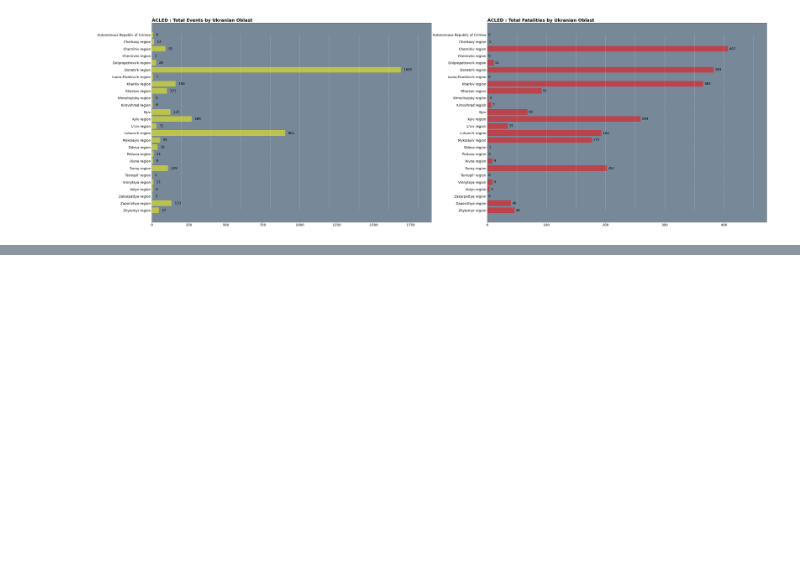
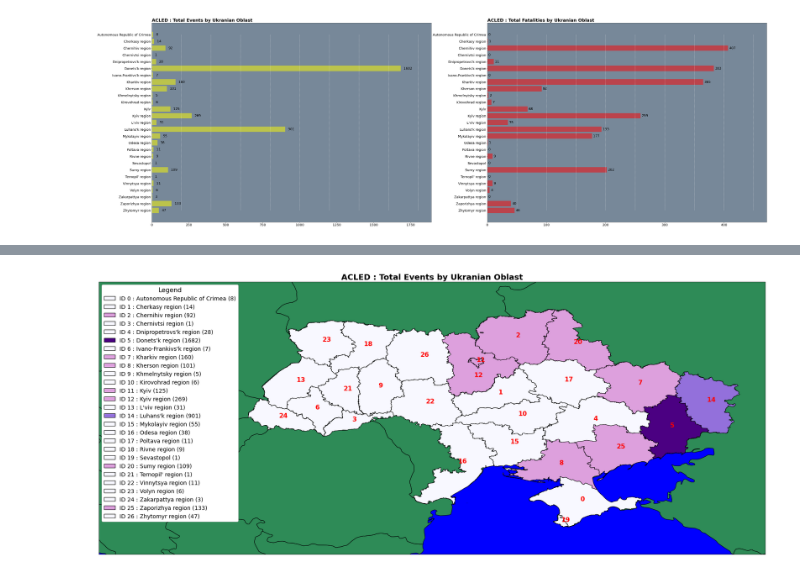
Before and after one commit to BW-GIS-Developer/EGM722-ACLED-Analysis, a Jupyter notebook: Python Code/EGM722_ACLED_Analysis.ipynb, the cells around one changed output, grey strips where cells are left out. Drawn from its saved outputs; the diff is of its cells as text; code cells hidden in the pictures; blank space fills up the shorter version.

Commit message:
2022-10-04 00:54 - Ukraine Oblast Map
Ukraine Oblast Map in progress

```diff
--- a/Python Code/EGM722_ACLED_Analysis.ipynb
+++ b/Python Code/EGM722_ACLED_Analysis.ipynb
@@ -332,6 +333,9 @@ def count_by_oblast(oblasts, acled):
     # Merge regions statistics to oblast regions to link geometry
     oblast_statistics = statistics_by_oblast_pandas.merge(oblasts[["Region", "geometry"]])
 
+    # Calculate values for Natural Breaks Jenks
+    oblast_statistics["NBJ"] = pd.cut(oblast_statistics["count"], bins=jenkspy.jenks_breaks(oblast_statistics["count"], nb_class=4), labels=[1,2,3,4], include_lowest=True)
+
     return oblast_statistics
 # %%
 # Spatially join ACLED to country oblasts
@@ -377,3 +381,65 @@ for index, value in enumerate(oblast_statistics["fatalities"]):
     axis_5.text(value + 2, index, str(value), color="k", fontsize=18, va="center")
 # %% [output]
 [figure]
+# %%
+map_oblasts = plt.figure(figsize=(30,15))
+
+map_crs = ccrs.Mercator()
+
+map_ax = plt.axes(projection=map_crs)
+
+map_ax.set_title("ACLED : Total Events by Ukranian Oblast",
+                 fontsize=20,
+                 weight="bold")
+
+UKR_outline = ShapelyFeature(ukraine_boundary_geopandas["geometry"], map_crs, edgecolor='k', facecolor='yellow')
+GLB_outline = ShapelyFeature(global_boundary_geopandas["geometry"], map_crs, edgecolor='k', facecolor='seagreen')
+
+colour_ramp = ["ghostwhite", "plum", "mediumpurple", "indigo"]
+
+xmin, ymin, xmax, ymax = ukraine_boundary_geopandas.total_bounds
+
+map_ax.set_facecolor("blue")
+
+map_ax.add_feature(GLB_outline)
+
+legend_handle = []
+
+legend_lable = []
+
+oblast_statistics = oblast_statistics.sort_values(by="Region")
+
+for index, region in oblast_statistics["Region"].iteritems():
+
+    geom = oblast_statistics["geometry"][oblast_statistics["Region"] == region]
+
+    jenks = oblast_statistics["NBJ"][oblast_statistics["Region"] == region]
+
+    colour = colour_ramp[int(jenks) - 1]
+
+    oblast_feature = ShapelyFeature(
+        geom,
+        map_crs,
+        edgecolor="k",
+        facecolor=colour
+    )
+
+    centroid_region = ukraine_oblast_geopandas["geometry"][ukraine_oblast_geopandas["Region"] == region]
+
+    centroid = centroid_region.centroid
+
+    map_ax.add_feature(oblast_feature)
+
+    if index == 12:
+        map_ax.text(centroid.x, centroid.y - 0.4, index, fontsize=16, weight="bold", transform=map_crs, color="r")
+    else:
+        map_ax.text(centroid.x, centroid.y, index, fontsize=16, weight="bold", transform=map_crs, color="r")
+
+    legend_handle.append(mpatch.Rectangle((0, 0), 1, 1, facecolor=colour, edgecolor="k"))
+
+    legend_lable.append("ID {} : {} ({})".format(index, region, oblast_statistics["count"][oblast_statistics["Region"] == region][index]))
+
+map_ax.legend(legend_handle, legend_lable, title="Legend", loc="upper left", framealpha=1, fontsize=14, title_fontsize=16)
+
+map_ax.set_extent([xmin - 5.5, xmax + 1, ymin - 1, ymax + 1], crs=map_crs)
+# %% [output]
@@ -379,0 +463 @@ for index, value in enumerate(oblast_statistics["fatalities"]):
+[figure, added]
```
Also changed, not shown: parts of 3 cells of this notebook, 1 other file.
